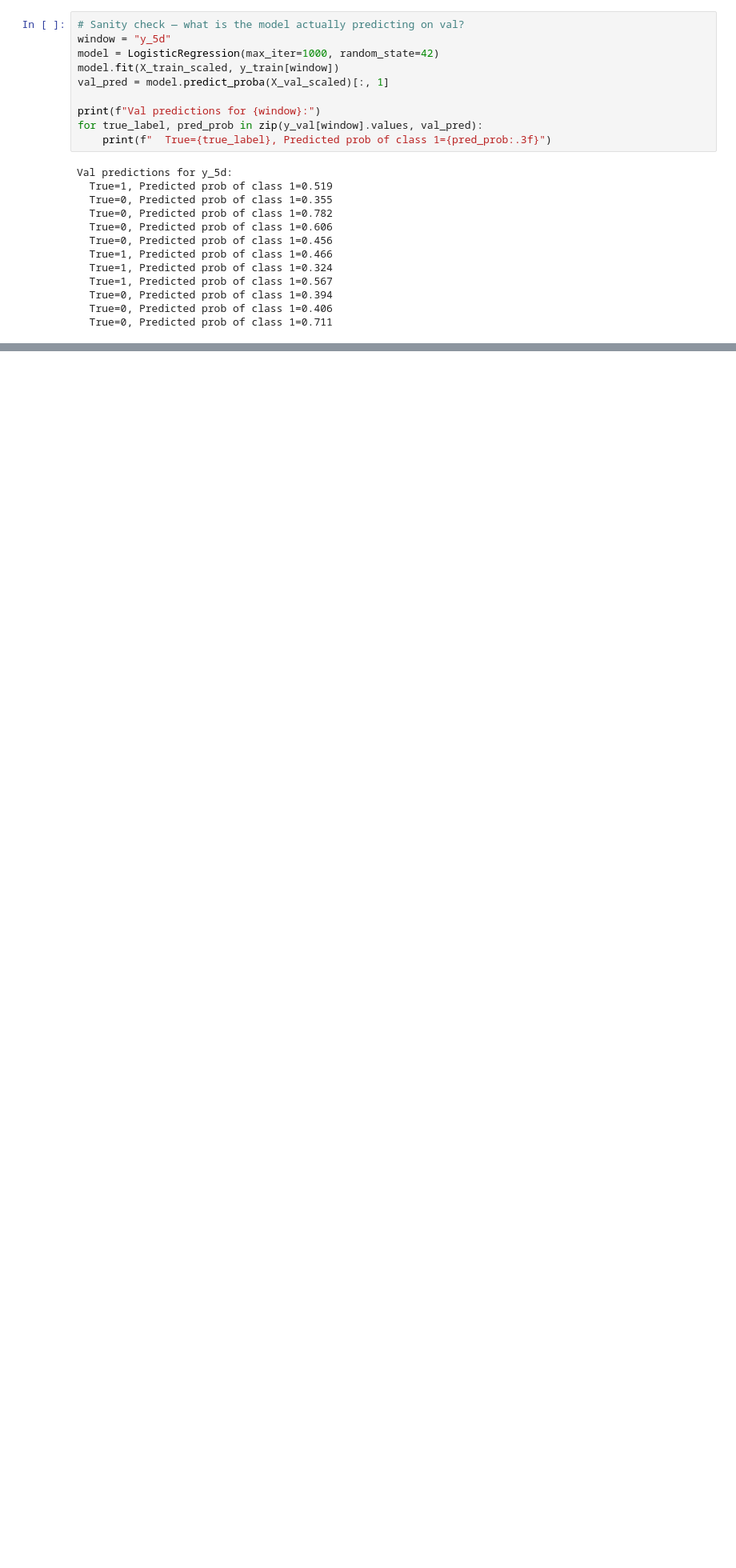
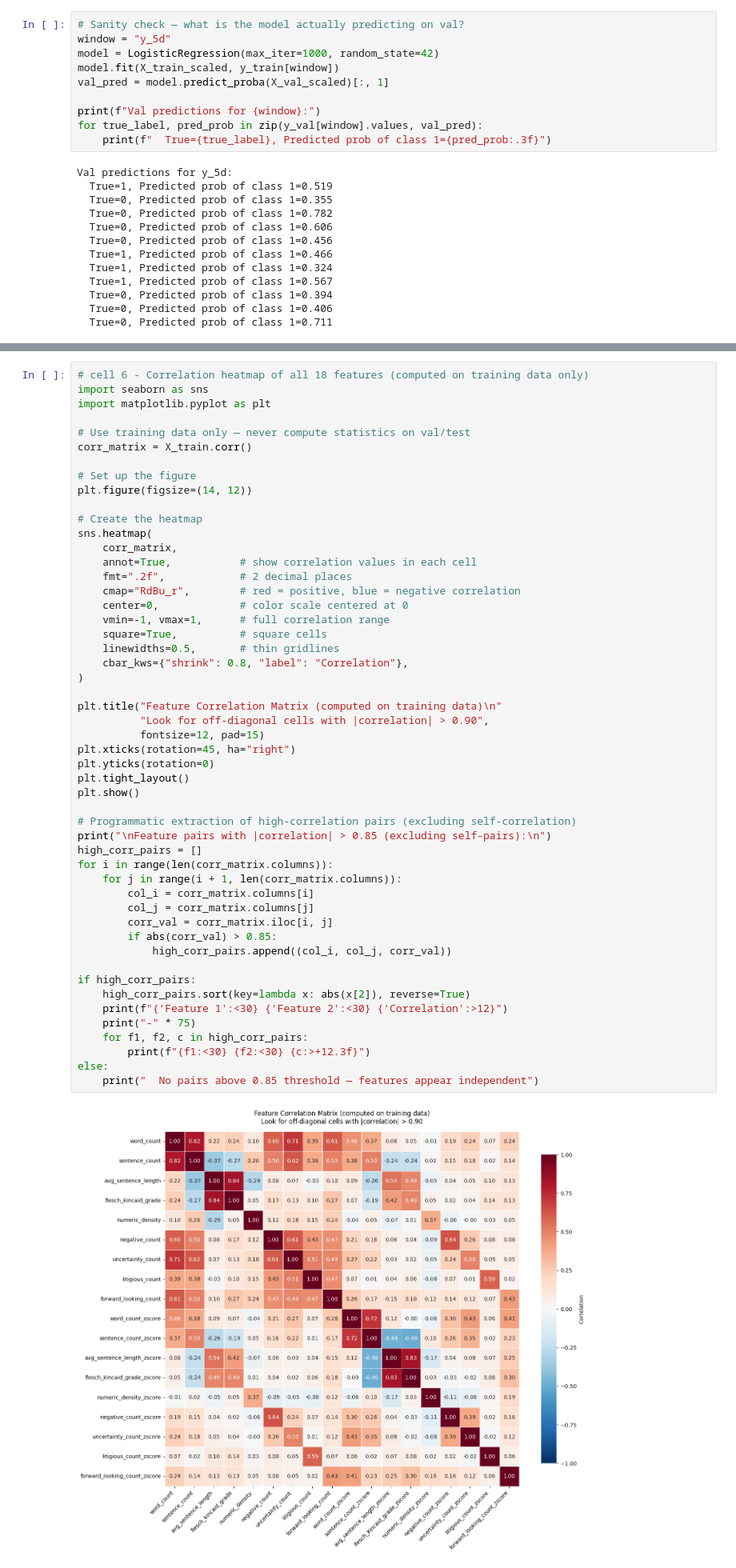
Before and after one commit to Dsbhatt313/earnings-call-risk-radar, a Jupyter notebook: notebooks/03_modeling.ipynb, the cells around one changed output, grey strips where cells are left out. Shown at 80% size. Saved outputs shown, nothing was run; the diff lists cells and outputs as text; blank space fills up the shorter version.

```diff
--- a/notebooks/03_modeling.ipynb
+++ b/notebooks/03_modeling.ipynb
@@ -275,0 +335,53 @@ Val predictions for y_5d:
+# %%
+# cell 6 - Correlation heatmap of all 18 features (computed on training data only)
+import seaborn as sns
+import matplotlib.pyplot as plt
+
+# Use training data only — never compute statistics on val/test
+corr_matrix = X_train.corr()
+
+# Set up the figure
+plt.figure(figsize=(14, 12))
+
+# Create the heatmap
+sns.heatmap(
+    corr_matrix,
+    annot=True,           # show correlation values in each cell
+    fmt=".2f",            # 2 decimal places
+    cmap="RdBu_r",        # red = positive, blue = negative correlation
+    center=0,             # color scale centered at 0
+    vmin=-1, vmax=1,      # full correlation range
+    square=True,          # square cells
+    linewidths=0.5,       # thin gridlines
+    cbar_kws={"shrink": 0.8, "label": "Correlation"},
+)
+
+plt.title("Feature Correlation Matrix (computed on training data)\n"
+          "Look for off-diagonal cells with |correlation| > 0.90",
+          fontsize=12, pad=15)
+plt.xticks(rotation=45, ha="right")
+plt.yticks(rotation=0)
+plt.tight_layout()
+plt.show()
+
+# Programmatic extraction of high-correlation pairs (excluding self-correlation)
+print("\nFeature pairs with |correlation| > 0.85 (excluding self-pairs):\n")
+high_corr_pairs = []
+for i in range(len(corr_matrix.columns)):
+    for j in range(i + 1, len(corr_matrix.columns)):
+        col_i = corr_matrix.columns[i]
+        col_j = corr_matrix.columns[j]
+        corr_val = corr_matrix.iloc[i, j]
+        if abs(corr_val) > 0.85:
+            high_corr_pairs.append((col_i, col_j, corr_val))
+
+if high_corr_pairs:
+    high_corr_pairs.sort(key=lambda x: abs(x[2]), reverse=True)
+    print(f"{'Feature 1':<30} {'Feature 2':<30} {'Correlation':>12}")
+    print("-" * 75)
+    for f1, f2, c in high_corr_pairs:
+        print(f"{f1:<30} {f2:<30} {c:>+12.3f}")
+else:
+    print("  No pairs above 0.85 threshold — features appear independent")
+# %% [output]
+[figure, added]
```
Also changed, not shown: parts of 20 cells of this notebook, 6 other files.
